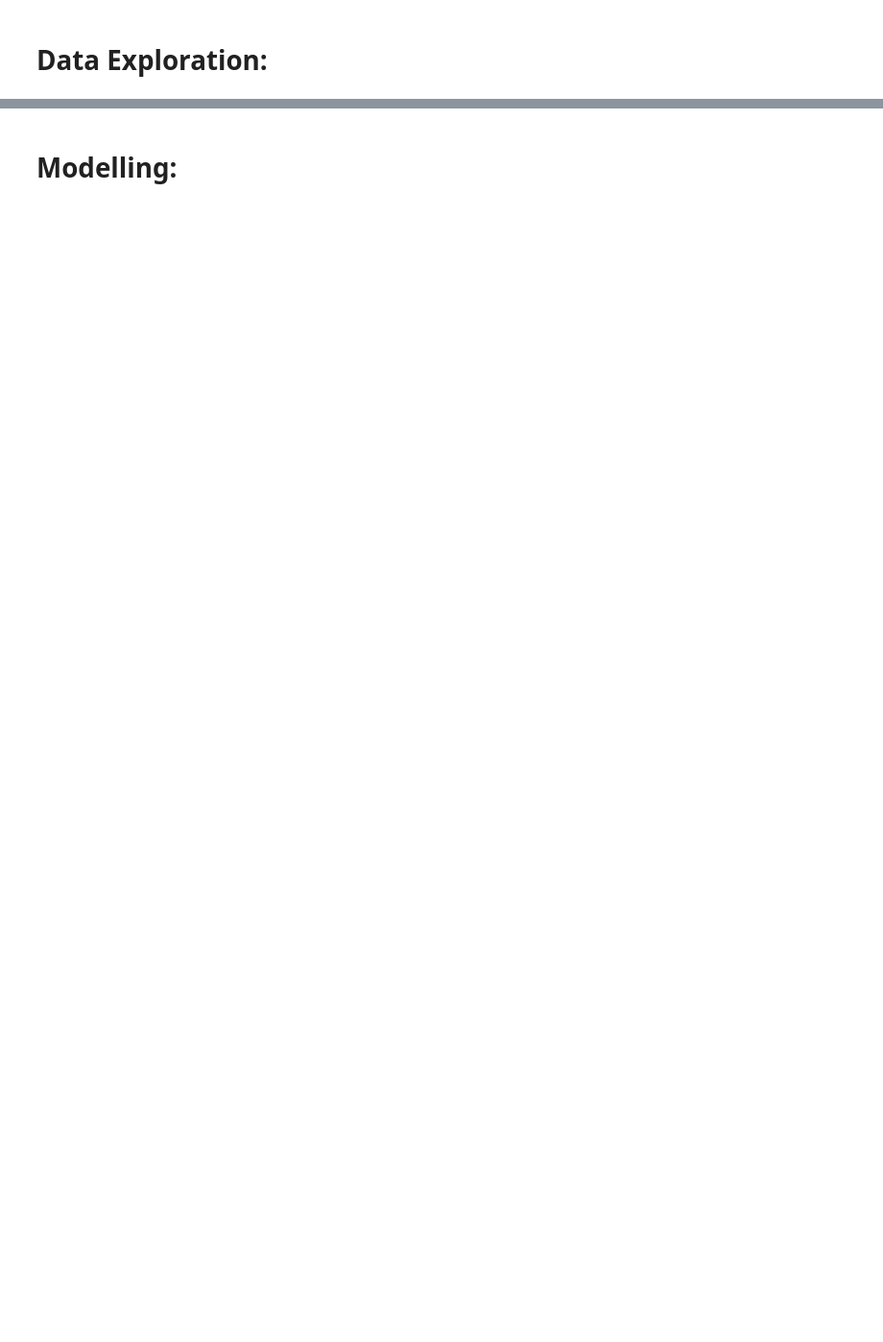
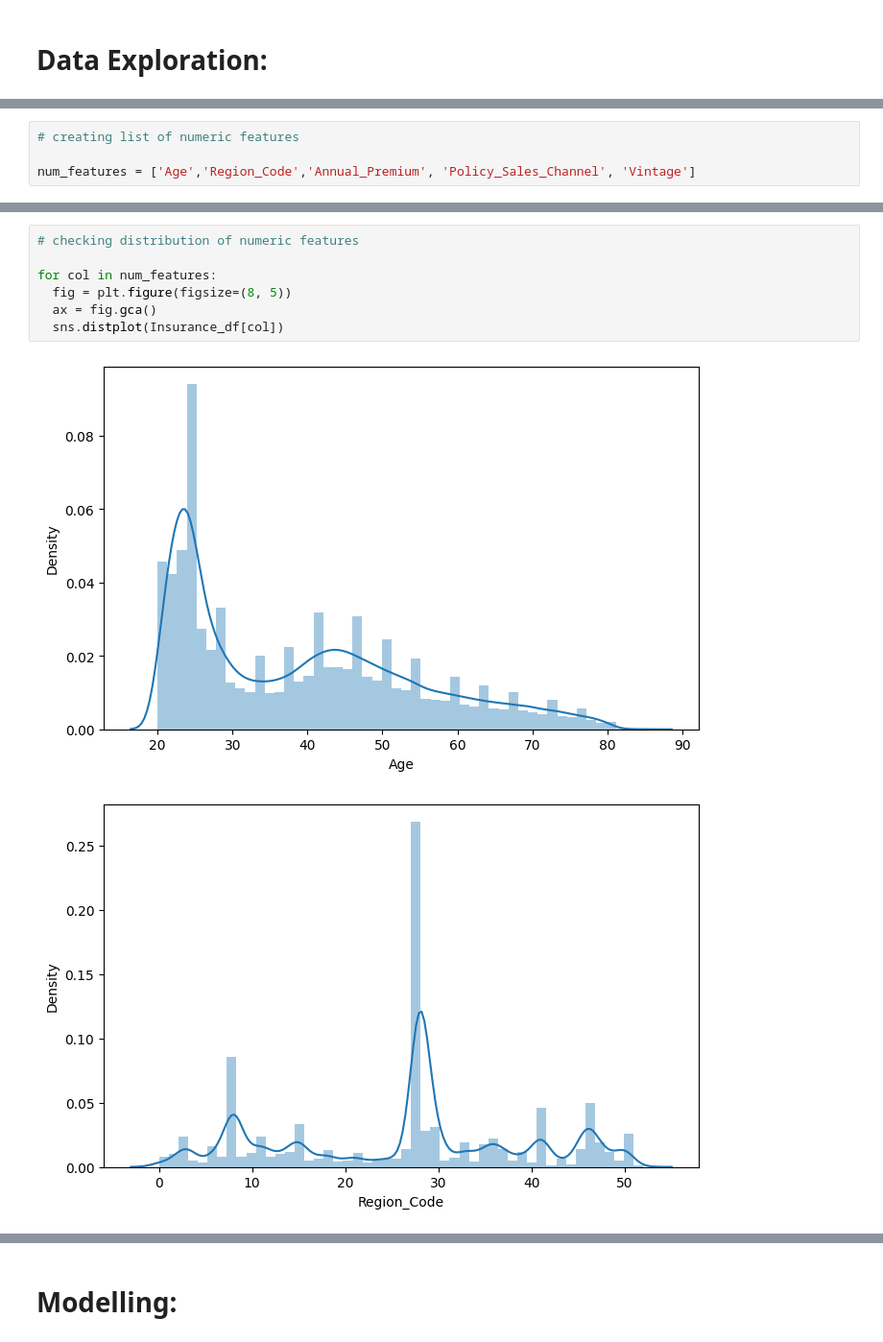
Before and after one commit to Saif-Khan435/Health-Insurance-Cross-Sell-Prediction, a Jupyter notebook: Mohammed_Saif_Khan_HEALTH_INSURANCE_CROSS_SELL_PREDICTION.ipynb, the cells around one changed output, grey strips where cells are left out. Shown at 96% size. Drawn from its saved outputs; the diff is of its cells as text; blank space fills up the shorter version.

```diff
--- a/Mohammed_Saif_Khan_HEALTH_INSURANCE_CROSS_SELL_PREDICTION.ipynb
+++ b/Mohammed_Saif_Khan_HEALTH_INSURANCE_CROSS_SELL_PREDICTION.ipynb
@@ -478,0 +310,4 @@ df = df.astype(int)
+# %%
+# creating list of numeric features
+
+num_features = ['Age','Region_Code','Annual_Premium', 'Policy_Sales_Channel', 'Vintage']
@@ -478,0 +334,10 @@ df = df.astype(int)
+# %%
+# checking distribution of numeric features
+
+for col in num_features:
+  fig = plt.figure(figsize=(8, 5))
+  ax = fig.gca()
+  sns.distplot(Insurance_df[col])
+# %% [output]
+[figure, added]
+[figure, added]
```
Also changed, not shown: parts of 225 cells of this notebook.
